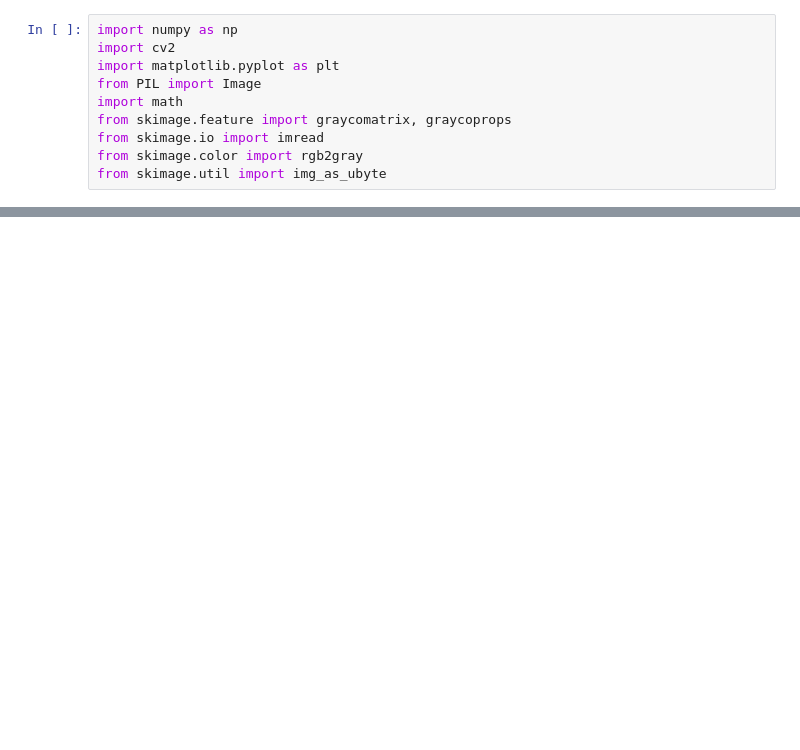
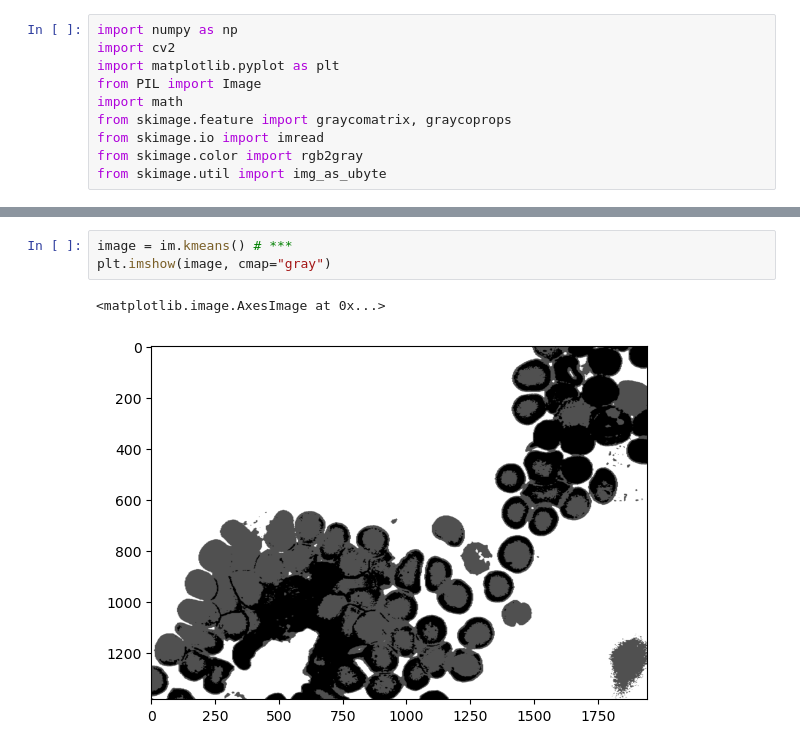
Before and after one commit to AlinkaRed/IT-Lab, a Jupyter notebook: St_class.ipynb, the cells around one changed output, grey strips where cells are left out. Drawn from its saved outputs; the diff is of its cells as text; blank space fills up the shorter version.

```diff
--- a/St_class.ipynb
+++ b/St_class.ipynb
@@ -151,0 +217,6 @@ Lavs Characteristics - Mean: 0.0011349127535820683, Variance: 65.96804382475499,
+# %%
+image = im.kmeans() # ***
+plt.imshow(image, cmap="gray")
+# %% [output]
+<matplotlib.image.AxesImage at 0x...>
+[figure, added]
```
Also changed, not shown: parts of 8 cells of this notebook.
